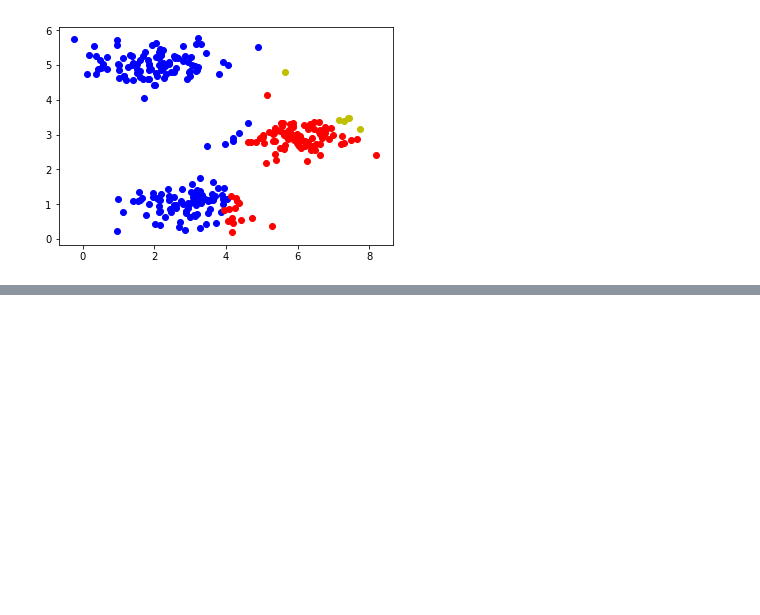
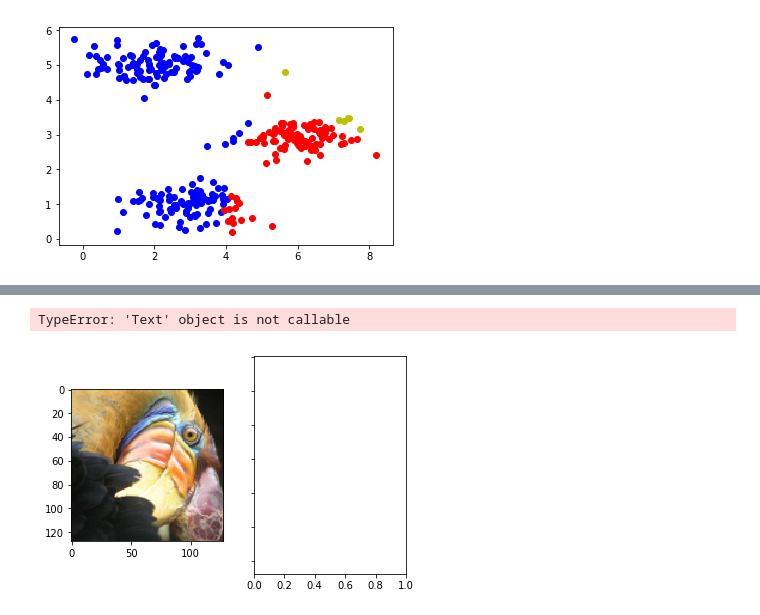
Before and after one commit to ShaneKoNaung/andrewng-coursera-ml-python, a Jupyter notebook: Exercise 7/K-Means Clustering.ipynb, the cells around one changed output, grey strips where cells are left out. Saved outputs shown, nothing was run; the diff lists cells and outputs as text; code cells hidden in the pictures; blank space fills up the shorter version.

```diff
--- a/Exercise 7/K-Means Clustering.ipynb
+++ b/Exercise 7/K-Means Clustering.ipynb
@@ -160,0 +169,20 @@ K-Means iteration 6/11
+# %%
+def kMeansInitCentroids(X, K):
+    centroids = np.zeros((K,X.shape[1]))
+
+    centroids = X[np.random.choice(X.shape[0],K),:]
+
+    return centroids
+# %%
+X = img/255
+
+img_size = img.shape
+
+X = X.reshape((img.shape[0] * img.shape[1], img.shape[2]))
+# %%
+K = 16
+max_iters = 10
+
+initial_centroids = kMeansInitCentroids(X, K)
+
+centroids, idx = runkMeans(X, initial_centroids, max_iters)
@@ -160,0 +200,12 @@ K-Means iteration 6/11
+# %%
+idx = findClosestCentroids(X, centroids).astype('int')
+X_recovered = centroids[idx, :]
+X_recovered = X_recovered.reshape((img_size[0], img_size[1],3))
+
+f, (ax1, ax2) = plt.subplots(1, 2, sharey=True)
+ax1.imshow(img)
+
+ax2.imshow(X_recovered * 255)
+# %% [output]
+TypeError: 'Text' object is not callable
+[figure, added]
```
Also changed, not shown: parts of 7 cells of this notebook.
